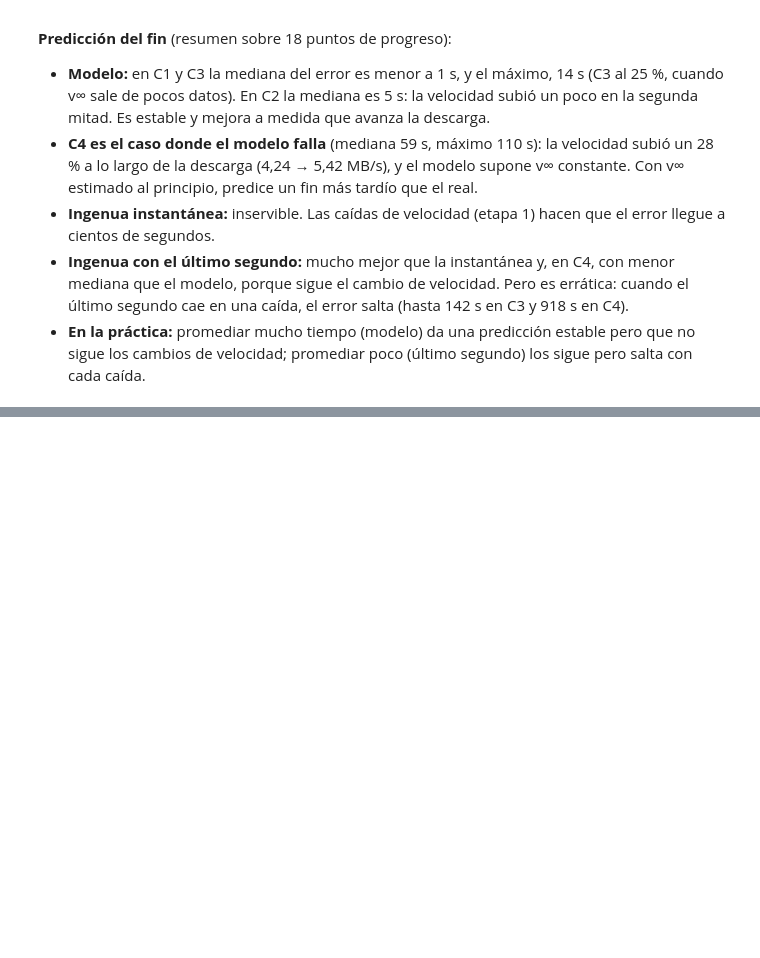
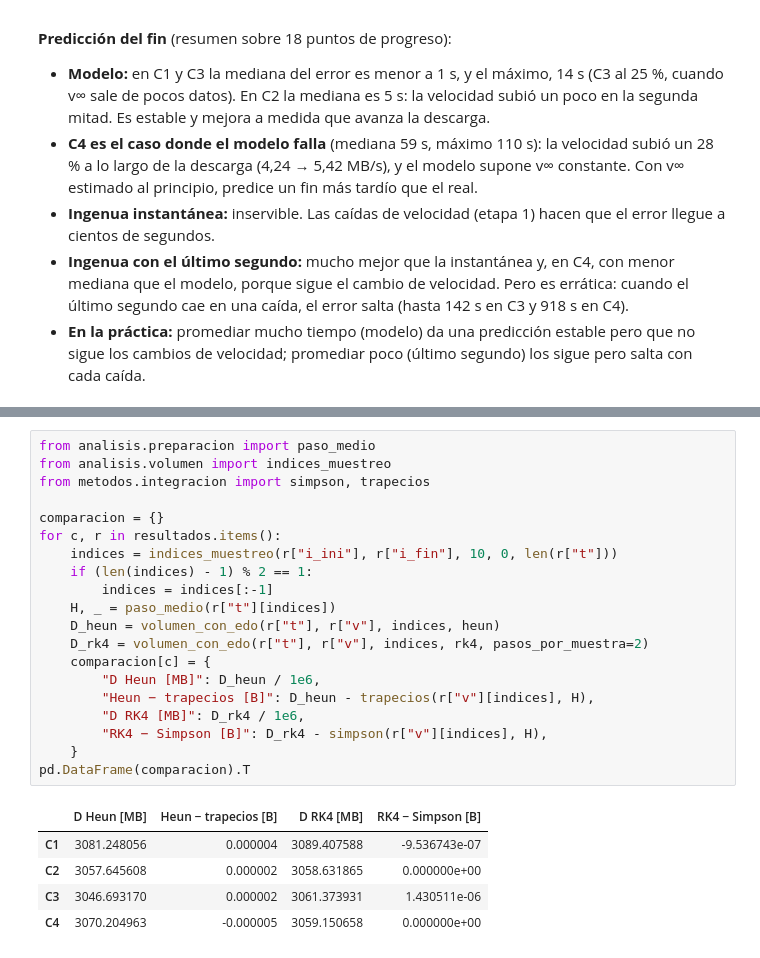
Before and after one commit to RieraJ/analisis-numerico-descargas, a Jupyter notebook: analisis.ipynb, the cells around one changed output, grey strips where cells are left out. Drawn from its saved outputs; the diff is of its cells as text; blank space fills up the shorter version.

```diff
--- a/analisis.ipynb
+++ b/analisis.ipynb
@@ -887,0 +982,26 @@ fig.tight_layout()
+# %%
+from analisis.preparacion import paso_medio
+from analisis.volumen import indices_muestreo
+from metodos.integracion import simpson, trapecios
+
+comparacion = {}
+for c, r in resultados.items():
+    indices = indices_muestreo(r["i_ini"], r["i_fin"], 10, 0, len(r["t"]))
+    if (len(indices) - 1) % 2 == 1:
+        indices = indices[:-1]
+    H, _ = paso_medio(r["t"][indices])
+    D_heun = volumen_con_edo(r["t"], r["v"], indices, heun)
+    D_rk4 = volumen_con_edo(r["t"], r["v"], indices, rk4, pasos_por_muestra=2)
+    comparacion[c] = {
+        "D Heun [MB]": D_heun / 1e6,
+        "Heun − trapecios [B]": D_heun - trapecios(r["v"][indices], H),
+        "D RK4 [MB]": D_rk4 / 1e6,
+        "RK4 − Simpson [B]": D_rk4 - simpson(r["v"][indices], H),
+    }
+pd.DataFrame(comparacion).T
+# %% [output]
+|  | D Heun [MB] | Heun − trapecios [B] | D RK4 [MB] | RK4 − Simpson [B] |
+| C1 | 3081.248056 | 0.000004 | 3089.407588 | -9.536743e-07 |
+| C2 | 3057.645608 | 0.000002 | 3058.631865 | 0.000000e+00 |
+| C3 | 3046.693170 | 0.000002 | 3061.373931 | 1.430511e-06 |
+| C4 | 3070.204963 | -0.000005 | 3059.150658 | 0.000000e+00 |
```
Also changed, not shown: parts of 7 cells of this notebook, 5 other files.
